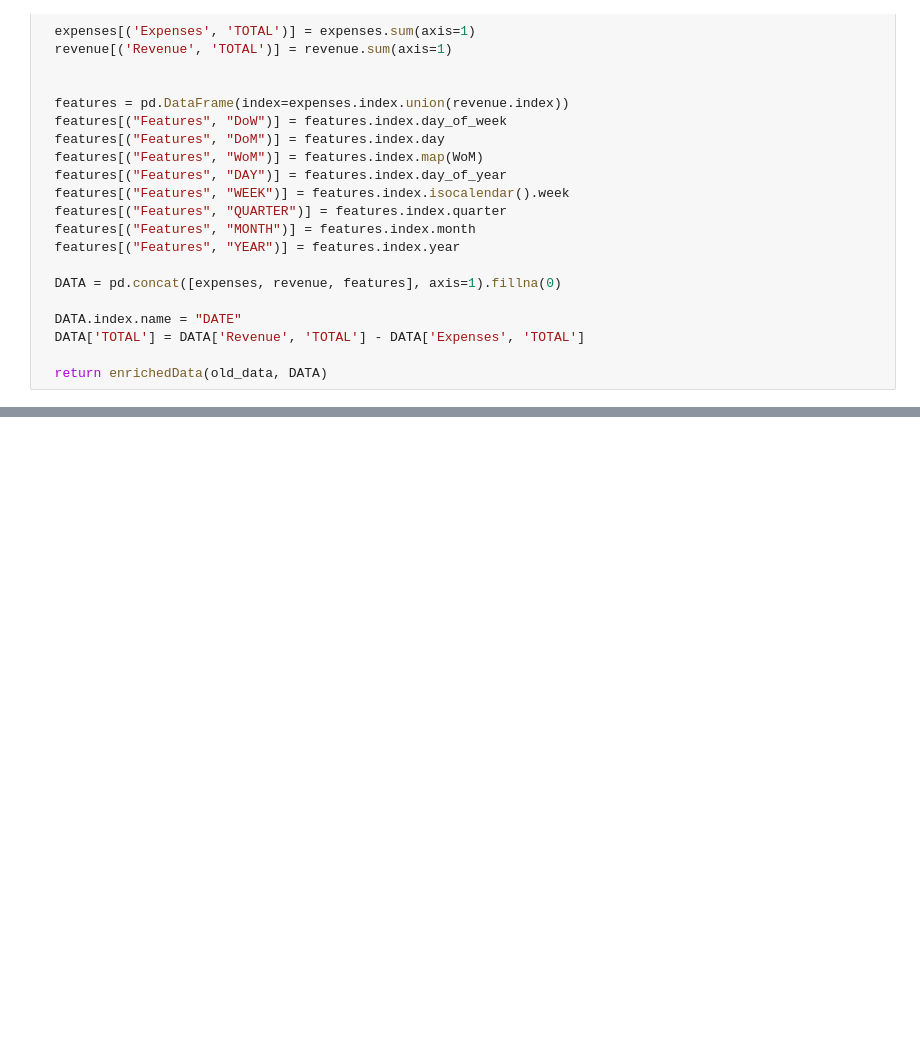
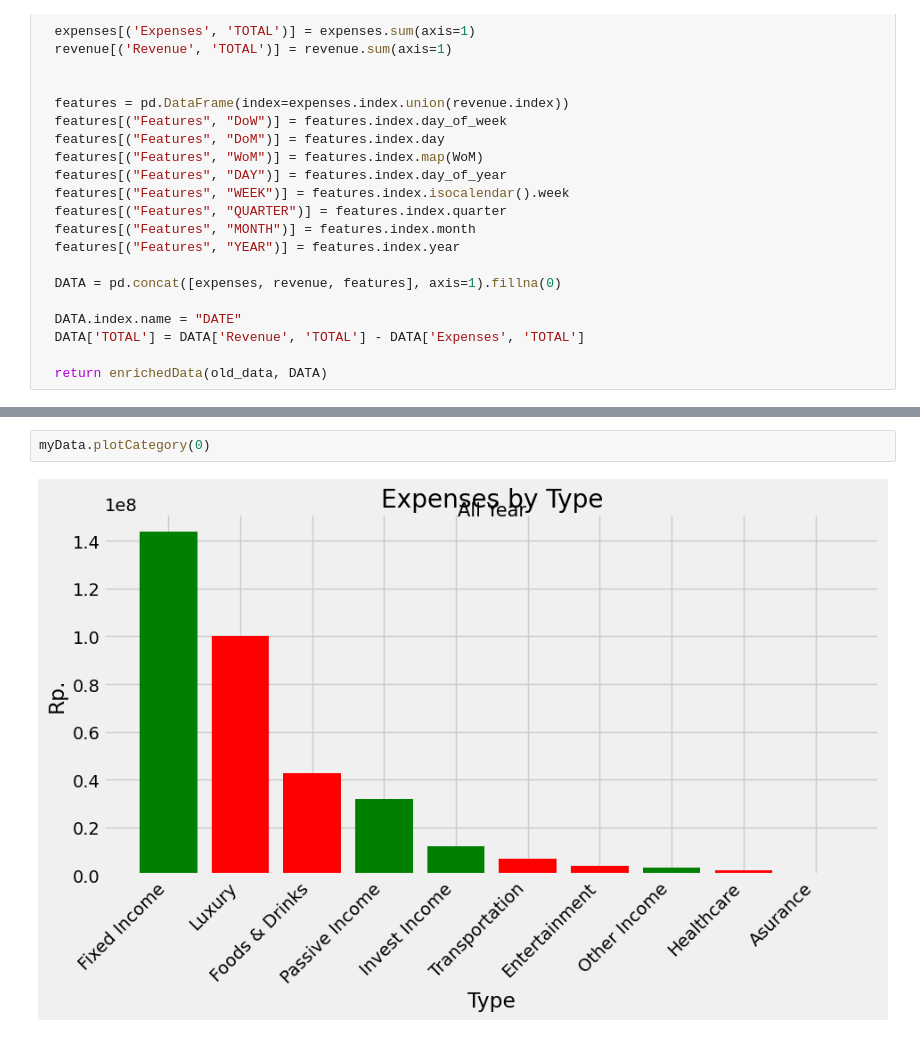
Before and after one commit to AtlasCJr/pfm, a Jupyter notebook: Analysis.ipynb, the cells around one changed output, grey strips where cells are left out. Drawn from its saved outputs; the diff is of its cells as text; blank space fills up the shorter version.

```diff
--- a/Analysis.ipynb
+++ b/Analysis.ipynb
@@ -137,0 +161,4 @@ myData.plotAll("MONTH", "YEAR", (0))
+# %%
+myData.plotCategory(0)
+# %% [output]
+[figure, added]
```
Also changed, not shown: parts of 5 cells of this notebook, 7 other files.
